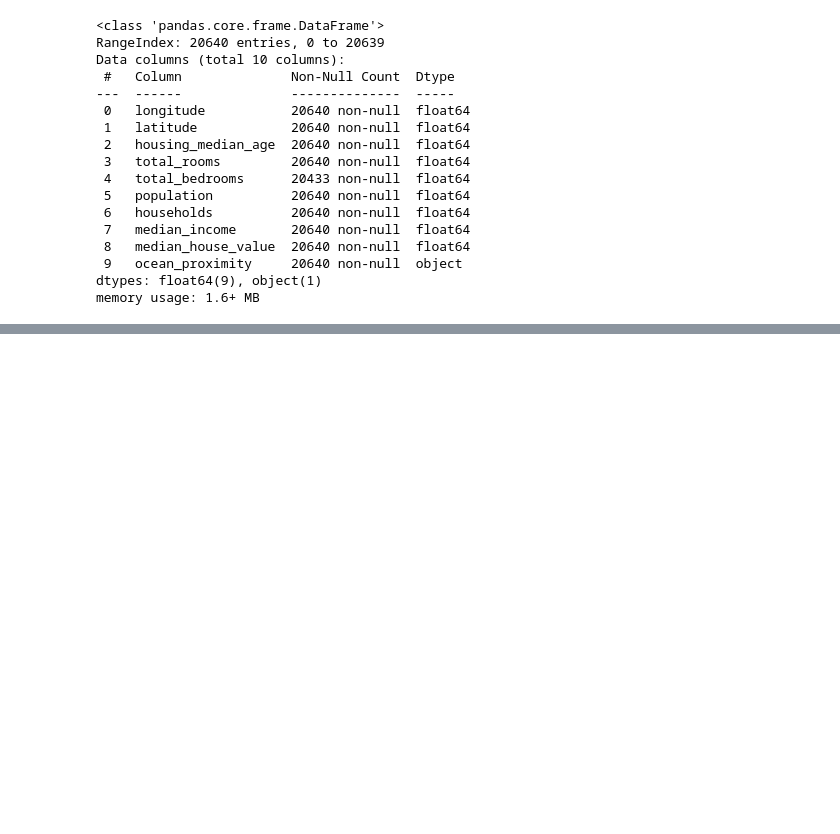
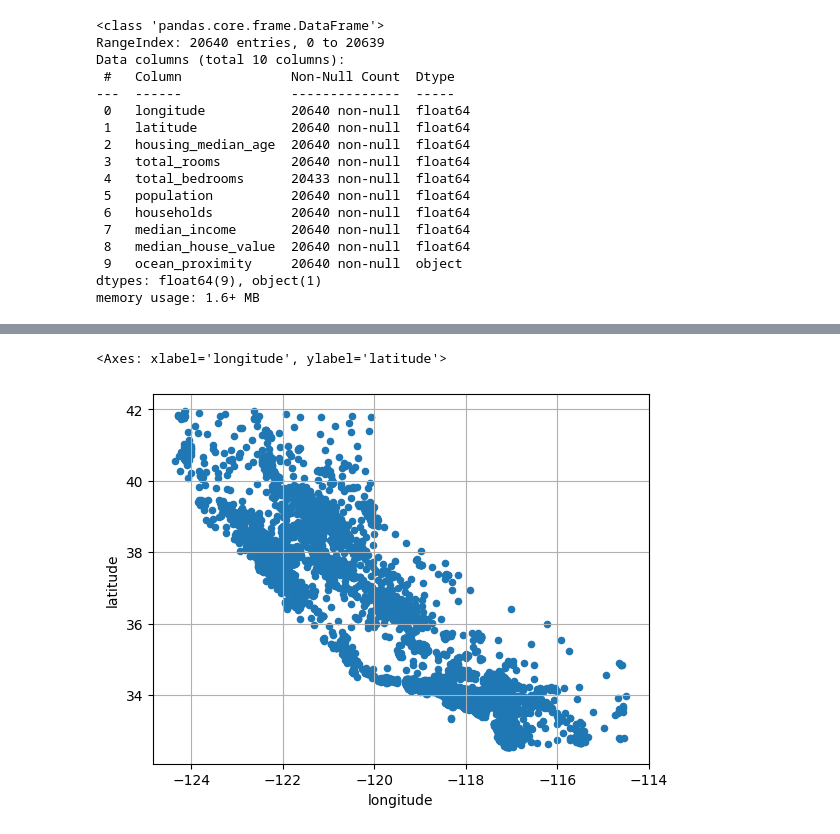
Before and after one commit to gracesjy/handsonml2, a Jupyter notebook: 2장.ipynb, the cells around one changed output, grey strips where cells are left out. Cells and saved outputs as stored; diff of their text form; code cells hidden in the pictures; blank space fills up the shorter version.

```diff
--- a/2장.ipynb
+++ b/2장.ipynb
@@ -60,0 +163,2 @@ memory usage: 1.6+ MB
+# %%
+strat_train_set, strat_test_set = train_test_split(housing, test_size=0.2, stratify=housing['income_cat'],random_state=42)
@@ -60,0 +178,6 @@ memory usage: 1.6+ MB
+# %%
+housing = strat_train_set.copy()
+housing.plot(kind='scatter', x= "longitude", y="latitude", grid=True)
+# %% [output]
+<Axes: xlabel='longitude', ylabel='latitude'>
+[figure, added]
```
Also changed, not shown: parts of 17 cells of this notebook.
